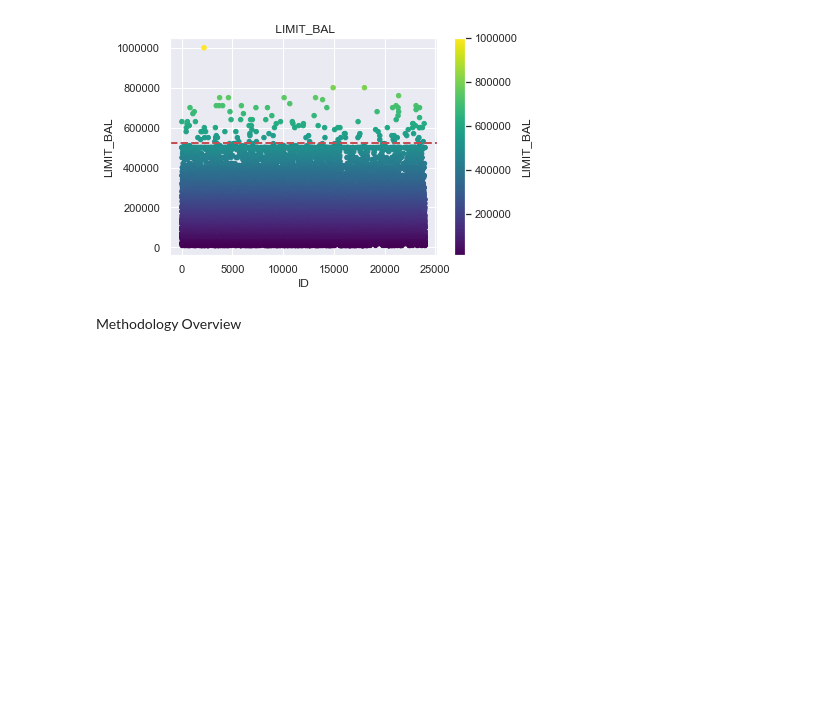
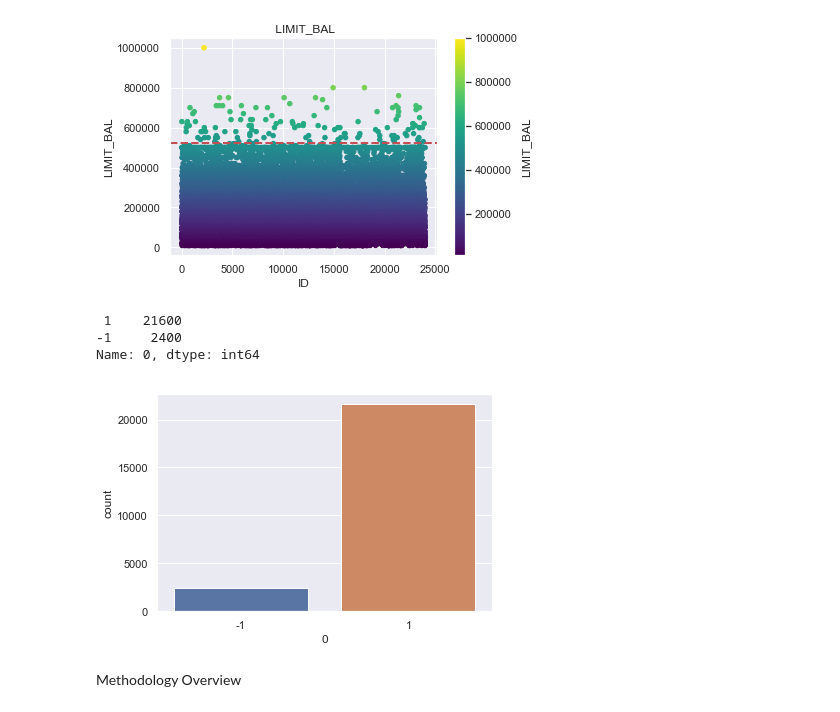
Before and after one commit to AbhinathK/CreditCardML, a Jupyter notebook: CreditCardData.ipynb, the cells around one changed output. Cells and saved outputs as stored; diff of their text form; code cells hidden in the pictures; blank space fills up the shorter version.

Commit message:
Isoaltion Forest

```diff
--- a/CreditCardData.ipynb
+++ b/CreditCardData.ipynb
@@ -432,6 +433,20 @@ ax.axhline(y=high, color='r', linestyle='dashed', linewidth=2)
 # %% [output]
 <matplotlib.lines.Line2D at 0x...>
 [figure]
+# %%
+rng = np.random.RandomState(24000)
+clf = IsolationForest(max_samples='auto',
+                      random_state=rng,)
+clf.fit(data)
+output_table = pd.DataFrame(clf.predict(data))
+print(output_table[0].value_counts())
+ax = sns.countplot(x=output_table[0],data=output_table)
+plt.show()
+# %% [output]
+ 1    21600
+-1     2400
+Name: 0, dtype: int64
+[figure, added]
 # %% [markdown]
 Methodology Overview
 # %% [markdown]
```
Also changed, not shown: parts of 5 cells of this notebook.
